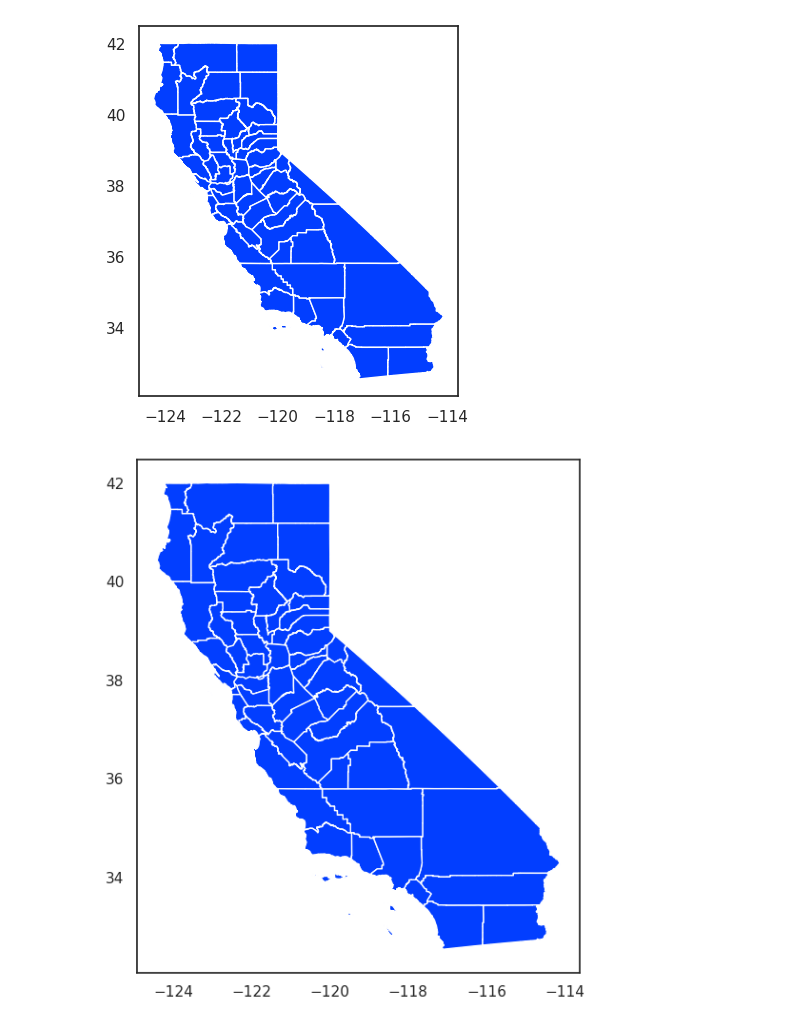
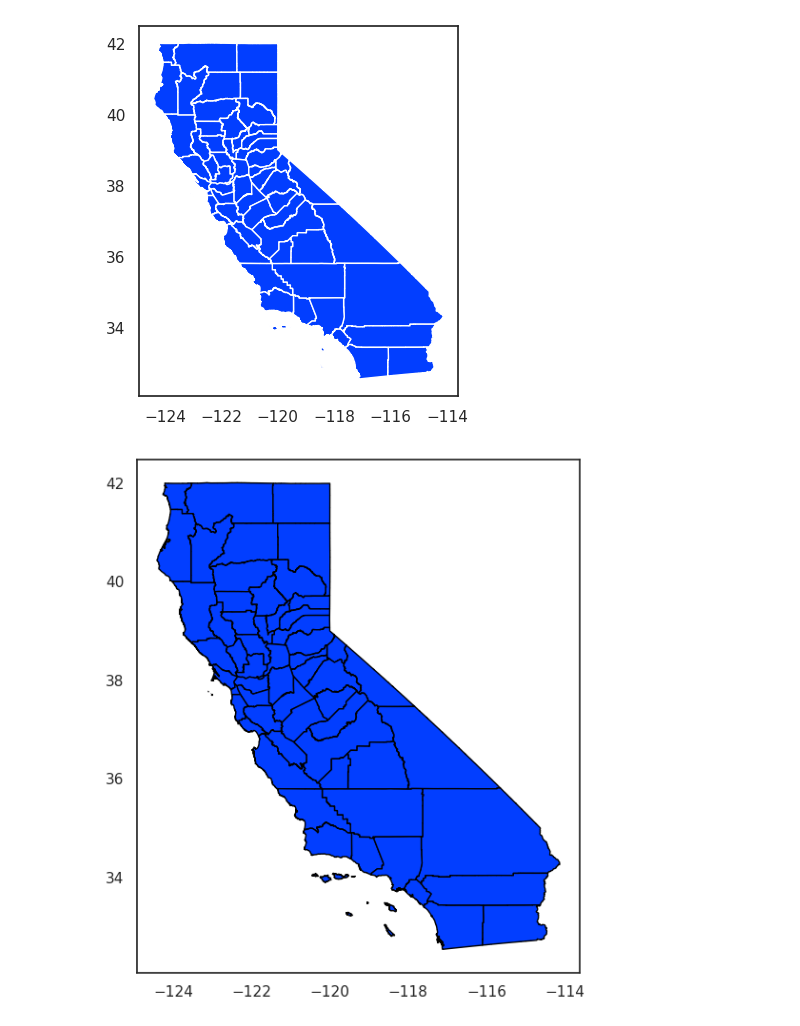
Before and after one commit to HilarioMarques/Regressao_preco_casas_California_Kaggle, a Jupyter notebook: notebooks/GeoPandas .ipynb, the cells around one changed output. Saved outputs shown, nothing was run; the diff lists cells and outputs as text; code cells hidden in the pictures.

```diff
--- a/notebooks/GeoPandas .ipynb
+++ b/notebooks/GeoPandas .ipynb
@@ -489,10 +489,11 @@ gdf_counties.plot();
 # %%
 fig, ax = plt.subplots(figsize=(7,7))
 
 gdf_counties.plot(
-    ax=ax
+    ax=ax,
+    edgecolor="black"
 )
 
 plt.show()
 # %% [output]
-[figure, old version]
+[figure, new version]
```
Also changed, not shown: parts of 2 cells of this notebook.
